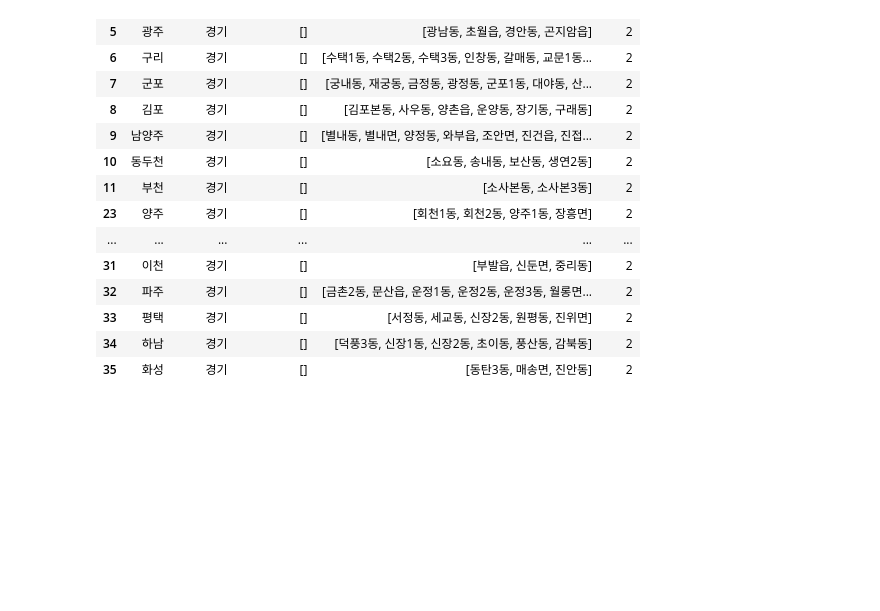
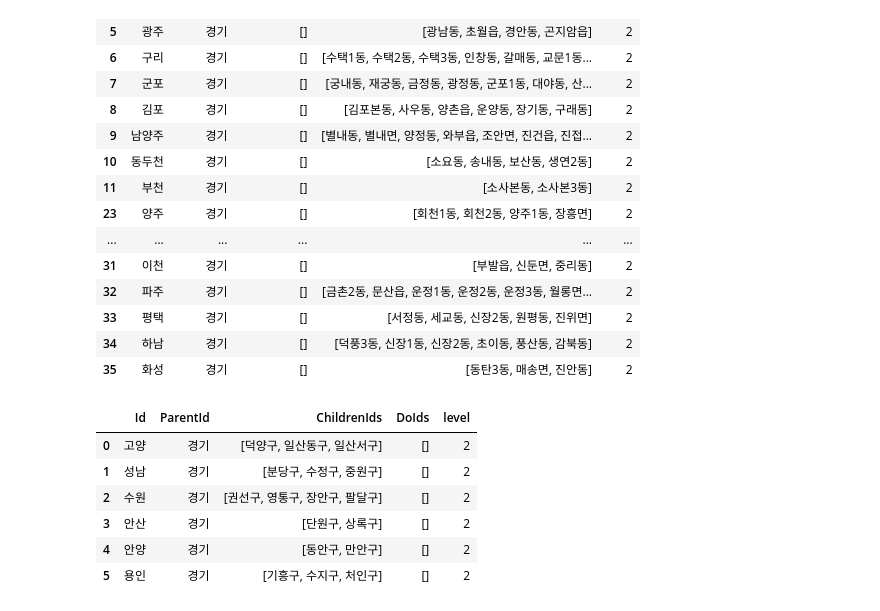
Before and after one commit to ksy52081/KnowledgeGraphSampleData, a Jupyter notebook: ClusterAnalysis.ipynb, the cells around one changed output. Cells and saved outputs as stored; diff of their text form; code cells hidden in the pictures; blank space fills up the shorter version.

```diff
--- a/ClusterAnalysis.ipynb
+++ b/ClusterAnalysis.ipynb
@@ -249,0 +264,24 @@ gyeongi_df1_1
+# %%
+# gyeongi_df1_2 만지기.
+# gyeongi_df1_2를 Id 와 ParentId 기준으로 ChildrenId 를 groupBy
+gyeongi_df1_2 = gyeongi_df1_2.groupby(['Id','ParentId'])['ChildrenId'].apply(list).reset_index()
+
+# ChildrenId를 ChildrenIds 로 이름 변경
+gyeongi_df1_2=gyeongi_df1_2.rename(columns={"ChildrenId": 'ChildrenIds'})
+
+# DoIds 에는 아무것도 없다.
+gyeongi_df1_2["DoIds"]="[]"
+
+# level은 2 이다.
+gyeongi_df1_2["level"]=2
+# %%
+# gyeongi_df1_2 최종본
+gyeongi_df1_2
+# %% [output]
+|  | Id | ParentId | ChildrenIds | DoIds | level |
+| 0 | 고양 | 경기 | [덕양구, 일산동구, 일산서구] | [] | 2 |
+| 1 | 성남 | 경기 | [분당구, 수정구, 중원구] | [] | 2 |
+| 2 | 수원 | 경기 | [권선구, 영통구, 장안구, 팔달구] | [] | 2 |
+| 3 | 안산 | 경기 | [단원구, 상록구] | [] | 2 |
+| 4 | 안양 | 경기 | [동안구, 만안구] | [] | 2 |
+| 5 | 용인 | 경기 | [기흥구, 수지구, 처인구] | [] | 2 |
```
Also changed, not shown: parts of 6 cells of this notebook.
